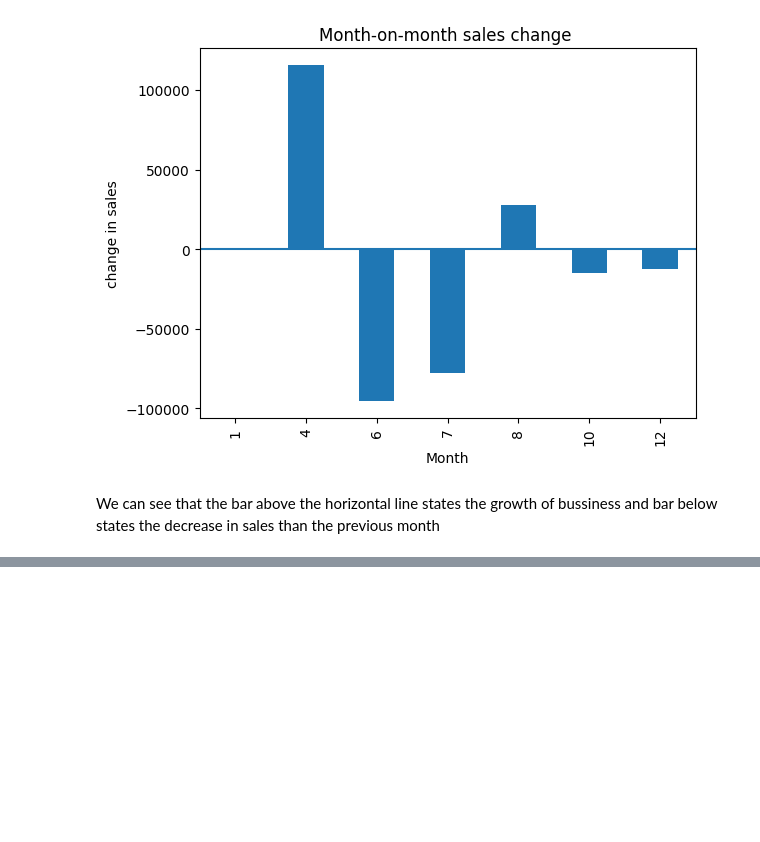
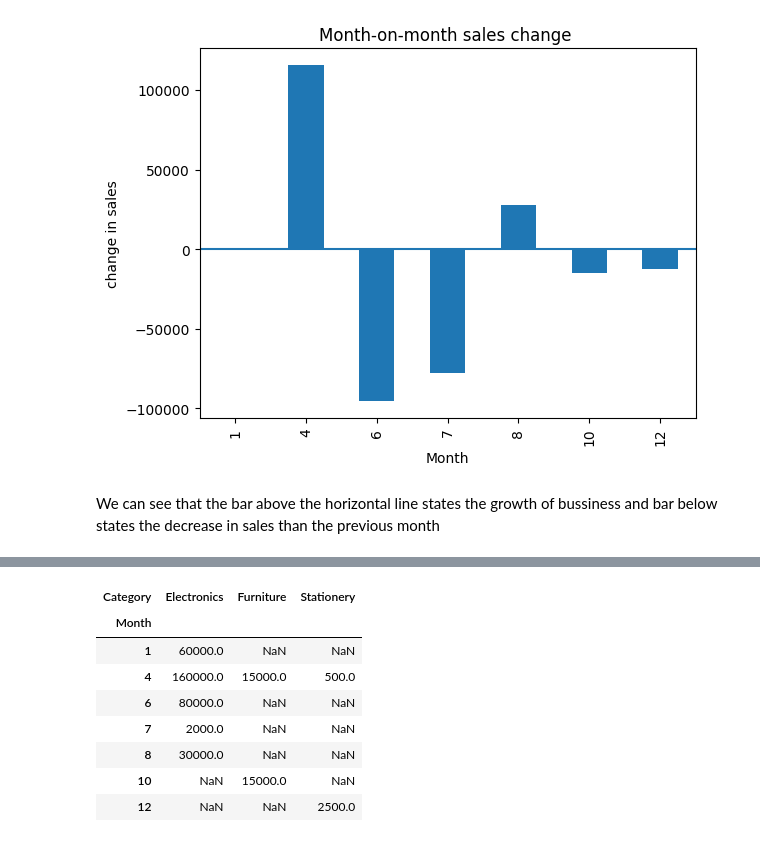
Before and after one commit to suzzzel5/Sales_Data-Analysis, a Jupyter notebook: num_panda6.ipynb, the cells around one changed output, grey strips where cells are left out. Drawn from its saved outputs; the diff is of its cells as text; code cells hidden in the pictures; blank space fills up the shorter version.

```diff
--- a/num_panda6.ipynb
+++ b/num_panda6.ipynb
@@ -97,0 +142,13 @@ We can see that the bar above the horizontal line states the growth of bussiness
+# %%
+category_month = category_month.unstack() #Stacking the Category
+category_month
+# %% [output]
+| Category | Electronics | Furniture | Stationery |
+| Month |  |  |  |
+| 1 | 60000.0 | NaN | NaN |
+| 4 | 160000.0 | 15000.0 | 500.0 |
+| 6 | 80000.0 | NaN | NaN |
+| 7 | 2000.0 | NaN | NaN |
+| 8 | 30000.0 | NaN | NaN |
+| 10 | NaN | 15000.0 | NaN |
+| 12 | NaN | NaN | 2500.0 |
```
Also changed, not shown: parts of 6 cells of this notebook.
